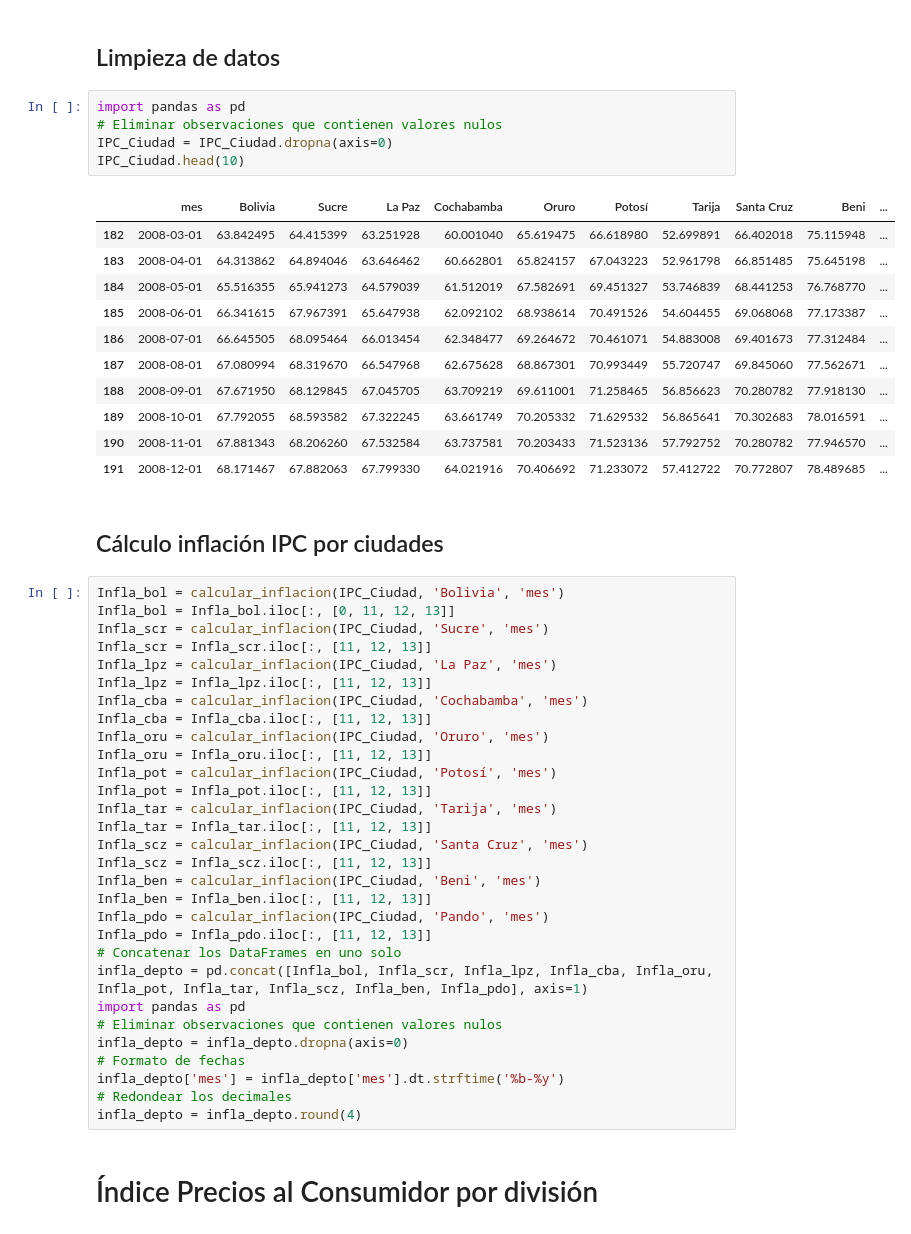
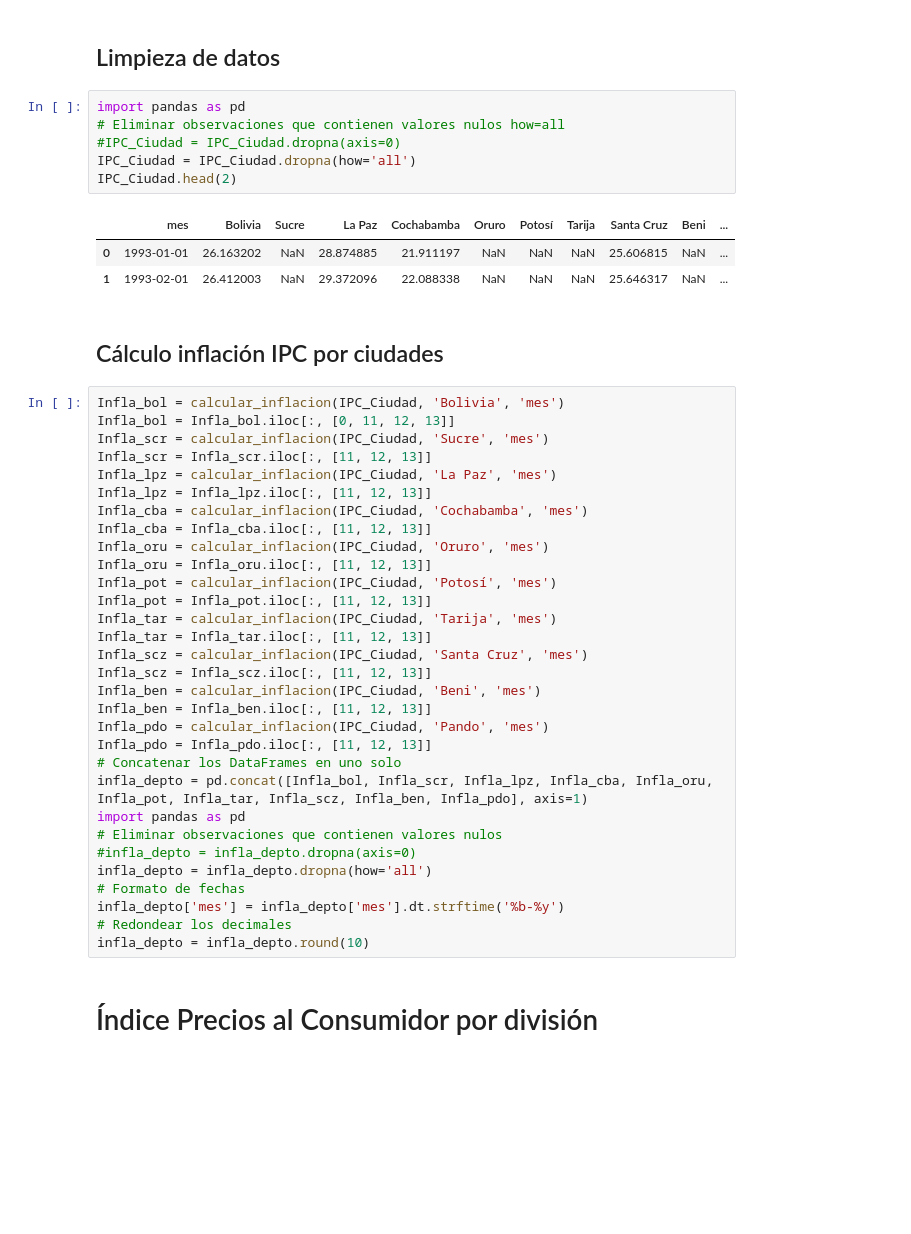
Before and after one commit to cesar-ramosh/Gobernanzas-de-datos, a Jupyter notebook: Sector_Precios.ipynb, the cells around one changed output. Cells and saved outputs as stored; diff of their text form; blank space fills up the shorter version.

```diff
--- a/Sector_Precios.ipynb
+++ b/Sector_Precios.ipynb
@@ -91,21 +83,14 @@ IPC_Ciudad
 ## Limpieza de datos
 # %%
 import pandas as pd
-# Eliminar observaciones que contienen valores nulos
-IPC_Ciudad = IPC_Ciudad.dropna(axis=0)
-IPC_Ciudad.head(10)
+# Eliminar observaciones que contienen valores nulos how=all
+#IPC_Ciudad = IPC_Ciudad.dropna(axis=0)
+IPC_Ciudad = IPC_Ciudad.dropna(how='all')
+IPC_Ciudad.head(2)
 # %% [output]
 |  | mes | Bolivia | Sucre | La Paz | Cochabamba | Oruro | Potosí | Tarija | Santa Cruz | Beni | ... |
-| 182 | 2008-03-01 | 63.842495 | 64.415399 | 63.251928 | 60.001040 | 65.619475 | 66.618980 | 52.699891 | 66.402018 | 75.115948 | ... |
-| 183 | 2008-04-01 | 64.313862 | 64.894046 | 63.646462 | 60.662801 | 65.824157 | 67.043223 | 52.961798 | 66.851485 | 75.645198 | ... |
-| 184 | 2008-05-01 | 65.516355 | 65.941273 | 64.579039 | 61.512019 | 67.582691 | 69.451327 | 53.746839 | 68.441253 | 76.768770 | ... |
-| 185 | 2008-06-01 | 66.341615 | 67.967391 | 65.647938 | 62.092102 | 68.938614 | 70.491526 | 54.604455 | 69.068068 | 77.173387 | ... |
-| 186 | 2008-07-01 | 66.645505 | 68.095464 | 66.013454 | 62.348477 | 69.264672 | 70.461071 | 54.883008 | 69.401673 | 77.312484 | ... |
-| 187 | 2008-08-01 | 67.080994 | 68.319670 | 66.547968 | 62.675628 | 68.867301 | 70.993449 | 55.720747 | 69.845060 | 77.562671 | ... |
-| 188 | 2008-09-01 | 67.671950 | 68.129845 | 67.045705 | 63.709219 | 69.611001 | 71.258465 | 56.856623 | 70.280782 | 77.918130 | ... |
-| 189 | 2008-10-01 | 67.792055 | 68.593582 | 67.322245 | 63.661749 | 70.205332 | 71.629532 | 56.865641 | 70.302683 | 78.016591 | ... |
-| 190 | 2008-11-01 | 67.881343 | 68.206260 | 67.532584 | 63.737581 | 70.203433 | 71.523136 | 57.792752 | 70.280782 | 77.946570 | ... |
-| 191 | 2008-12-01 | 68.171467 | 67.882063 | 67.799330 | 64.021916 | 70.406692 | 71.233072 | 57.412722 | 70.772807 | 78.489685 | ... |
+| 0 | 1993-01-01 | 26.163202 | NaN | 28.874885 | 21.911197 | NaN | NaN | NaN | 25.606815 | NaN | ... |
+| 1 | 1993-02-01 | 26.412003 | NaN | 29.372096 | 22.088338 | NaN | NaN | NaN | 25.646317 | NaN | ... |
 # %% [markdown]
 ## Cálculo inflación IPC por ciudades
 # %%
@@ -133,10 +118,11 @@ Infla_pdo = Infla_pdo.iloc[:, [11, 12, 13]]
 infla_depto = pd.concat([Infla_bol, Infla_scr, Infla_lpz, Infla_cba, Infla_oru, Infla_pot, Infla_tar, Infla_scz, Infla_ben, Infla_pdo], axis=1)
 import pandas as pd
 # Eliminar observaciones que contienen valores nulos
-infla_depto = infla_depto.dropna(axis=0)
+#infla_depto = infla_depto.dropna(axis=0)
+infla_depto = infla_depto.dropna(how='all')
 # Formato de fechas
 infla_depto['mes'] = infla_depto['mes'].dt.strftime('%b-%y')
 # Redondear los decimales
-infla_depto = infla_depto.round(4)
+infla_depto = infla_depto.round(10)
 # %% [markdown]
 # Índice Precios al Consumidor por división
```
Also changed, not shown: parts of 40 cells of this notebook.
